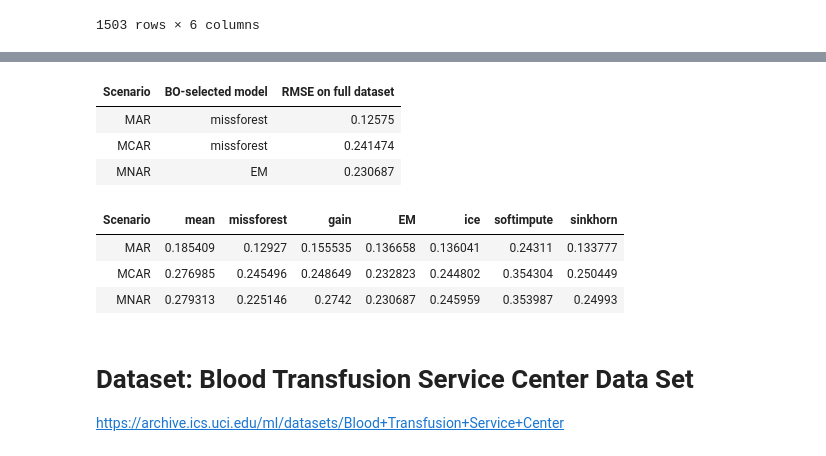
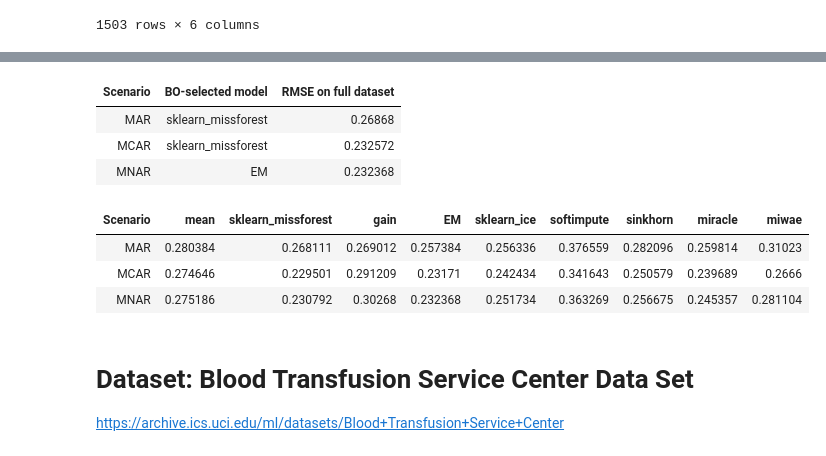
Before and after one commit to vanderschaarlab/hyperimpute, a Jupyter notebook: tutorials/tutorial_01_bayesian_optimization_over_imputers.ipynb, the cells around one changed output, grey strips where cells are left out. Saved outputs shown, nothing was run; the diff lists cells and outputs as text; code cells hidden in the pictures.

```diff
--- a/tutorials/tutorial_01_bayesian_optimization_over_imputers.ipynb
+++ b/tutorials/tutorial_01_bayesian_optimization_over_imputers.ipynb
@@ -82,6 +94,7 @@ import optuna
 from sklearn.metrics import mean_squared_error
 from sklearn.model_selection import train_test_split
 import time
+
 
 def evaluate_plugin(
     name: str,
@@ -94,9 +107,9 @@ def evaluate_plugin(
 
     study, pruner = create_study(
         study_name=f"{name}_imputer_evaluation_{plugin.name()}",
-        direction = "minimize",
-        load_if_exists = False,
-        patience = 5,
+        direction="minimize",
+        load_if_exists=False,
+        patience=5,
     )
 
     def evaluate_args(**kwargs: Any) -> float:
@@ -128,12 +141,16 @@ def evaluate_plugin(
         study.optimize(objective, n_trials=50, timeout=60 * 3)
     except EarlyStoppingExceeded:
         pass
-        #print(f"Early stopping triggered for imputer {plugin.name()}")
+        # print(f"Early stopping triggered for imputer {plugin.name()}")
 
-    if baseline_score > study.best_value:
+    try:
+        if baseline_score > study.best_value:
+            return baseline_score, {}
+
+        return study.best_value, study.best_trial.params
+    except BaseException:
         return baseline_score, {}
 
-    return study.best_value, study.best_trial.params
 
 def benchmark(
     name: str,
@@ -154,7 +171,7 @@ def benchmark(
                 best_score = score
         except BaseException as e:
             print("      >>>  Plugin failed", plugin, e)
-            continue
+            raise e
 
         scores[plugin] = (score, params)
 
@@ -166,7 +183,11 @@ def benchmark(
 
 https://archive.ics.uci.edu/ml/datasets/airfoil+self-noise
 # %%
-df = pd.read_csv('https://archive.ics.uci.edu/ml/machine-learning-databases/00291/airfoil_self_noise.dat', header = None, sep ="\\t")
+df = pd.read_csv(
+    "https://archive.ics.uci.edu/ml/machine-learning-databases/00291/airfoil_self_noise.dat",
+    header=None,
+    sep="\\t",
+)
 
 df
 # %% [output]
@@ -239,45 +277,53 @@ for scenario in candidates:
 headers = ["Scenario", "BO-selected model", "RMSE on full dataset"]
 
 
-display(
-    HTML(tabulate.tabulate(results, headers=headers, tablefmt="html"))
-)
+display(HTML(tabulate.tabulate(results, headers=headers, tablefmt="html")))
 # %% [output]
 | Scenario | BO-selected model | RMSE on full dataset |
-| MAR | missforest | 0.12575 |
-| MCAR | missforest | 0.241474 |
-| MNAR | EM | 0.230687 |
+| MAR | sklearn_missforest | 0.26868 |
+| MCAR | sklearn_missforest | 0.232572 |
+| MNAR | EM | 0.232368 |
 # %%
 # Raw methods evaluation
-ref_models = ["mean", "missforest", "gain", "EM", "ice", "softimpute", "sinkhorn"]
+ref_models = [
+    "mean",
+    "sklearn_missforest",
+    "gain",
+    "EM",
+    "sklearn_ice",
+    "softimpute",
+    "sinkhorn",
+    "miracle",
+    "miwae",
+]
 results = []
 for scenario in candidates:
     x, x_miss, mask = imputation_scenarios[scenario][0.3]
 
-    local_res = [scenario, ]
+    local_res = [
+        scenario,
+    ]
     for plugin in ref_models:
 
         model = imputers.get(plugin)
 
         imputed = model.fit_transform(x_miss.copy())
 
         loss = RMSE(np.asarray(imputed), x, mask)
 
         local_res.append(loss)
 
     results.append(local_res)
 
 headers = ["Scenario"] + ref_models
 
 
-display(
-    HTML(tabulate.tabulate(results, headers=headers, tablefmt="html"))
-)
+display(HTML(tabulate.tabulate(results, headers=headers, tablefmt="html")))
 # %% [output]
-| Scenario | mean | missforest | gain | EM | ice | softimpute | sinkhorn |
-| MAR | 0.185409 | 0.12927 | 0.155535 | 0.136658 | 0.136041 | 0.24311 | 0.133777 |
-| MCAR | 0.276985 | 0.245496 | 0.248649 | 0.232823 | 0.244802 | 0.354304 | 0.250449 |
-| MNAR | 0.279313 | 0.225146 | 0.2742 | 0.230687 | 0.245959 | 0.353987 | 0.24993 |
+| Scenario | mean | sklearn_missforest | gain | EM | sklearn_ice | softimpute | sinkhorn | miracle | miwae |
+| MAR | 0.280384 | 0.268111 | 0.269012 | 0.257384 | 0.256336 | 0.376559 | 0.282096 | 0.259814 | 0.31023 |
+| MCAR | 0.274646 | 0.229501 | 0.291209 | 0.23171 | 0.242434 | 0.341643 | 0.250579 | 0.239689 | 0.2666 |
+| MNAR | 0.275186 | 0.230792 | 0.30268 | 0.232368 | 0.251734 | 0.363269 | 0.256675 | 0.245357 | 0.281104 |
 # %% [markdown]
 # Dataset: Blood Transfusion Service Center Data Set
 
```
Also changed, not shown: parts of 7 cells of this notebook, 55 other files.
